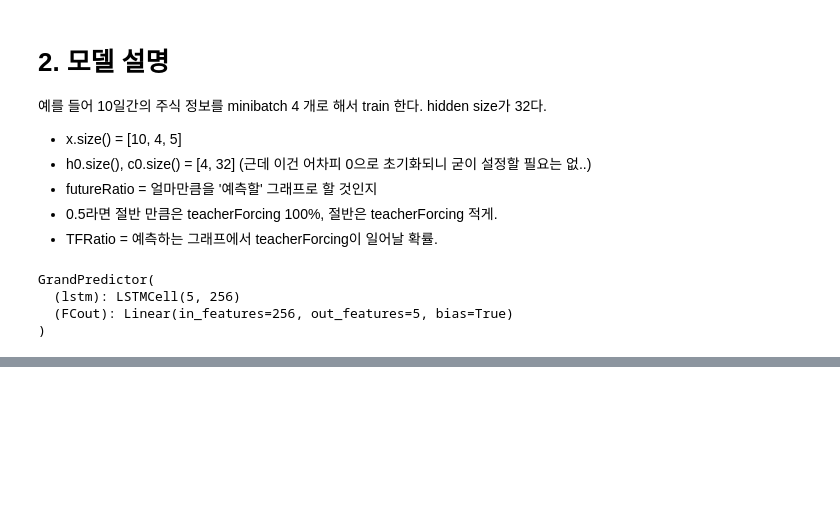
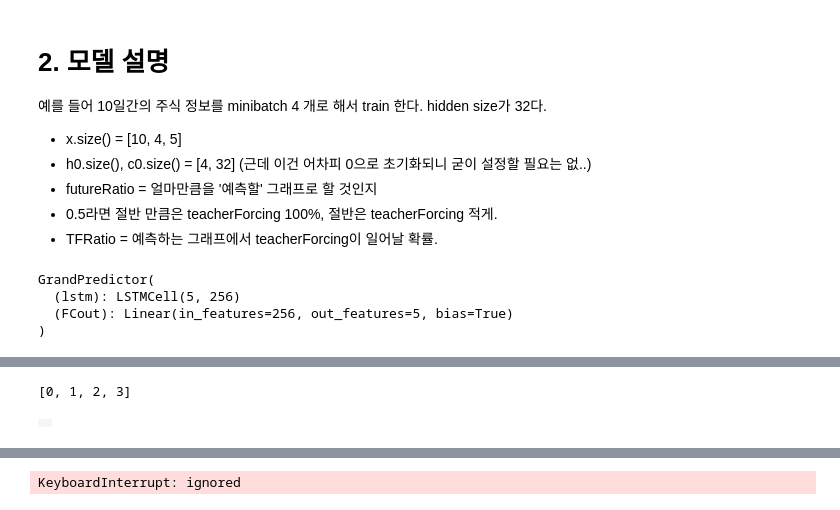
Before and after one commit to Kicory/ML_StockPJ, a Jupyter notebook: Notebook/TheGrandPredictor.ipynb, the cells around one changed output, grey strips where cells are left out. Saved outputs shown, nothing was run; the diff lists cells and outputs as text; code cells hidden in the pictures; blank space fills up the shorter version.

```diff
--- a/Notebook/TheGrandPredictor.ipynb
+++ b/Notebook/TheGrandPredictor.ipynb
@@ -214,0 +195,67 @@ def drawStepFig(trueCnt, estiCnt):
+# %%
+startDay = max(0, -3)
+xAxis = [i for i in range(0, 4)]
+xAxis
+# %% [output]
+[0, 1, 2, 3]
+# %%
+from google.colab import widgets
+
+def drawStepFig(trueCnt, estiCnt, grid):
+  predictor.eval()
+
+  trueData = []
+  trueVals = []
+  estiVals = []
+  reader = testDataLoader(os.path.join(data_dir, '000020.KS.csv'))
+
+  h = None
+  futureH = None
+  c = None
+  futureC = None
+
+  trueLen = 0
+  fullLen = trueCnt + estiCnt
+  dayCnt = 0
+
+  for data in reader:
+    dayCnt = dayCnt + 1
+
+    data = data.to(device)
+    trueVals.append(data[0][3].item())
+    trueData.append(data)
+    trueLen = trueLen + 1
+
+    if trueLen > fullLen:
+      trueVals.pop(0)
+      trueData.pop(0)
+      trueLen = trueLen - 1
+    if trueLen < estiCnt + 1:
+      continue
+    else:
+      estiData, h, c = predictor(trueData[trueLen - estiCnt - 1], h, c)
+
+
+    estiVals.clear()
+    futureH = h.clone()
+    futureC = c.clone()
+    for day in range(estiCnt - 1):
+      estiVals.append(estiData[0][3].item())
+      estiData, futureH, futureC = predictor(estiData, futureH, futureC)
+    estiVals.append(estiData[0][3].item())
+
+    startDay = max(0, dayCnt - (fullLen))
+    endDay = max(dayCnt, fullLen)
+    xAxis = [i for i in range(startDay, endDay)]
+
+    if False and dayCnt % 100 == 0:
+      with grid.output_to(0, 0):
+        plt.figure(figsize=(30, 6))
+        plt.plot(xAxis, trueVals + [None for i in range(fullLen - trueLen)], '-r')
+        plt.plot(xAxis, [None for i in range(trueCnt)] + estiVals, '-b')
+        plt.show()
+
+grid = widgets.Grid(1, 1)
+drawStepFig(100, 100, grid);
+# %% [output]
+|  |
@@ -215,2 +279,3 @@ def drawStepFig(trueCnt, estiCnt):
+KeyboardInterrupt: ignored
 # %%
 import plotly
```
Also changed, not shown: parts of 10 cells of this notebook.
